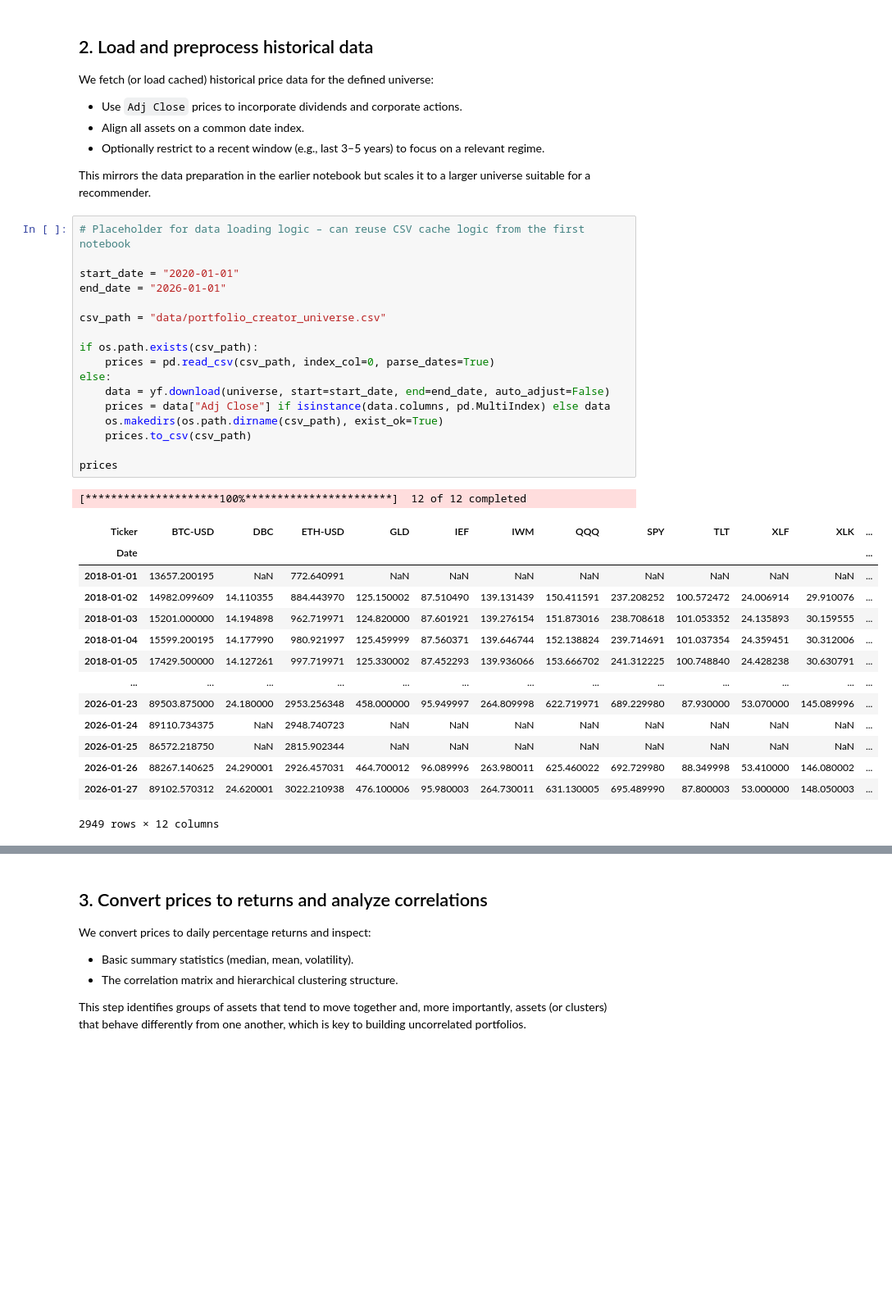
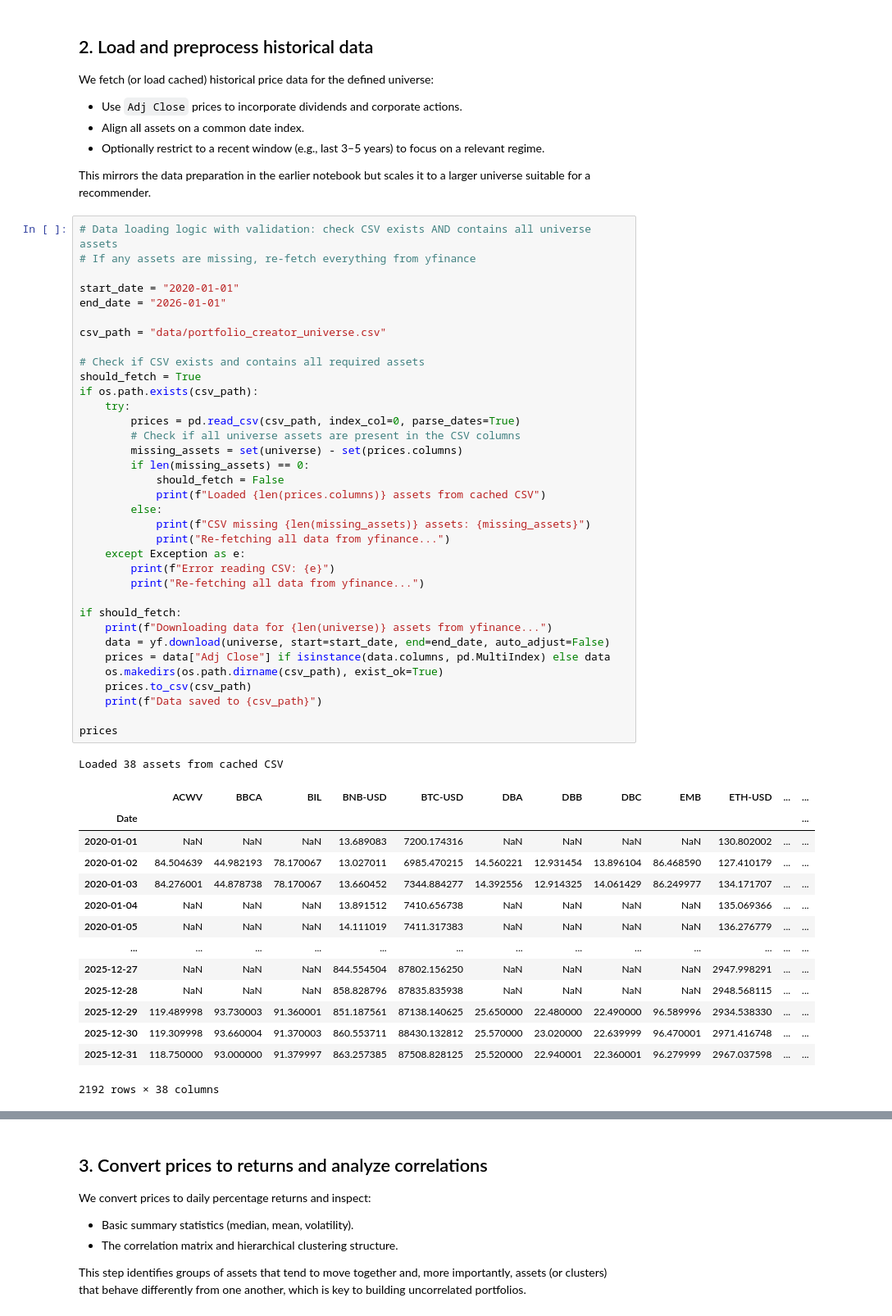
Before and after one commit to LAIN-21/dalio_uncorrelated_returns, a Jupyter notebook: portfolio_creator.ipynb, the cells around one changed output, grey strips where cells are left out. Shown at 82% size. Drawn from its saved outputs; the diff is of its cells as text; blank space fills up the shorter version.

Commit message:
feat: added the asset list and created initial uncorrelation matrix

```diff
--- a/portfolio_creator.ipynb
+++ b/portfolio_creator.ipynb
@@ -101,35 +129,53 @@ We fetch (or load cached) historical price data for the defined universe:
 
 This mirrors the data preparation in the earlier notebook but scales it to a larger universe suitable for a recommender.
 # %%
-# Placeholder for data loading logic – can reuse CSV cache logic from the first notebook
+# Data loading logic with validation: check CSV exists AND contains all universe assets
+# If any assets are missing, re-fetch everything from yfinance
 
 start_date = "2020-01-01"
 end_date = "2026-01-01"
 
 csv_path = "data/portfolio_creator_universe.csv"
 
+# Check if CSV exists and contains all required assets
+should_fetch = True
 if os.path.exists(csv_path):
-    prices = pd.read_csv(csv_path, index_col=0, parse_dates=True)
-else:
+    try:
+        prices = pd.read_csv(csv_path, index_col=0, parse_dates=True)
+        # Check if all universe assets are present in the CSV columns
+        missing_assets = set(universe) - set(prices.columns)
+        if len(missing_assets) == 0:
+            should_fetch = False
+            print(f"Loaded {len(prices.columns)} assets from cached CSV")
+        else:
+            print(f"CSV missing {len(missing_assets)} assets: {missing_assets}")
+            print("Re-fetching all data from yfinance...")
+    except Exception as e:
+        print(f"Error reading CSV: {e}")
+        print("Re-fetching all data from yfinance...")
+
+if should_fetch:
+    print(f"Downloading data for {len(universe)} assets from yfinance...")
     data = yf.download(universe, start=start_date, end=end_date, auto_adjust=False)
     prices = data["Adj Close"] if isinstance(data.columns, pd.MultiIndex) else data
     os.makedirs(os.path.dirname(csv_path), exist_ok=True)
     prices.to_csv(csv_path)
+    print(f"Data saved to {csv_path}")
 
 prices
 # %% [output]
-[*********************100%***********************]  12 of 12 completed
+Loaded 38 assets from cached CSV
-| Ticker | BTC-USD | DBC | ETH-USD | GLD | IEF | IWM | QQQ | SPY | TLT | XLF | XLK | ... |
+|  | ACWV | BBCA | BIL | BNB-USD | BTC-USD | DBA | DBB | DBC | EMB | ETH-USD | ... | ... |
 | Date |  |  |  |  |  |  |  |  |  |  |  | ... |
-| 2018-01-01 | 13657.200195 | NaN | 772.640991 | NaN | NaN | NaN | NaN | NaN | NaN | NaN | NaN | ... |
-| 2018-01-02 | 14982.099609 | 14.110355 | 884.443970 | 125.150002 | 87.510490 | 139.131439 | 150.411591 | 237.208252 | 100.572472 | 24.006914 | 29.910076 | ... |
-| 2018-01-03 | 15201.000000 | 14.194898 | 962.719971 | 124.820000 | 87.601921 | 139.276154 | 151.873016 | 238.708618 | 101.053352 | 24.135893 | 30.159555 | ... |
-| 2018-01-04 | 15599.200195 | 14.177990 | 980.921997 | 125.459999 | 87.560371 | 139.646744 | 152.138824 | 239.714691 | 101.037354 | 24.359451 | 30.312006 | ... |
-| 2018-01-05 | 17429.500000 | 14.127261 | 997.719971 | 125.330002 | 87.452293 | 139.936066 | 153.666702 | 241.312225 | 100.748840 | 24.428238 | 30.630791 | ... |
+| 2020-01-01 | NaN | NaN | NaN | 13.689083 | 7200.174316 | NaN | NaN | NaN | NaN | 130.802002 | ... | ... |
+| 2020-01-02 | 84.504639 | 44.982193 | 78.170067 | 13.027011 | 6985.470215 | 14.560221 | 12.931454 | 13.896104 | 86.468590 | 127.410179 | ... | ... |
+| 2020-01-03 | 84.276001 | 44.878738 | 78.170067 | 13.660452 | 7344.884277 | 14.392556 | 12.914325 | 14.061429 | 86.249977 | 134.171707 | ... | ... |
+| 2020-01-04 | NaN | NaN | NaN | 13.891512 | 7410.656738 | NaN | NaN | NaN | NaN | 135.069366 | ... | ... |
+| 2020-01-05 | NaN | NaN | NaN | 14.111019 | 7411.317383 | NaN | NaN | NaN | NaN | 136.276779 | ... | ... |
 | ... | ... | ... | ... | ... | ... | ... | ... | ... | ... | ... | ... | ... |
-| 2026-01-23 | 89503.875000 | 24.180000 | 2953.256348 | 458.000000 | 95.949997 | 264.809998 | 622.719971 | 689.229980 | 87.930000 | 53.070000 | 145.089996 | ... |
-| 2026-01-24 | 89110.734375 | NaN | 2948.740723 | NaN | NaN | NaN | NaN | NaN | NaN | NaN | NaN | ... |
-| 2026-01-25 | 86572.218750 | NaN | 2815.902344 | NaN | NaN | NaN | NaN | NaN | NaN | NaN | NaN | ... |
-| 2026-01-26 | 88267.140625 | 24.290001 | 2926.457031 | 464.700012 | 96.089996 | 263.980011 | 625.460022 | 692.729980 | 88.349998 | 53.410000 | 146.080002 | ... |
-| 2026-01-27 | 89102.570312 | 24.620001 | 3022.210938 | 476.100006 | 95.980003 | 264.730011 | 631.130005 | 695.489990 | 87.800003 | 53.000000 | 148.050003 | ... |
+| 2025-12-27 | NaN | NaN | NaN | 844.554504 | 87802.156250 | NaN | NaN | NaN | NaN | 2947.998291 | ... | ... |
+| 2025-12-28 | NaN | NaN | NaN | 858.828796 | 87835.835938 | NaN | NaN | NaN | NaN | 2948.568115 | ... | ... |
+| 2025-12-29 | 119.489998 | 93.730003 | 91.360001 | 851.187561 | 87138.140625 | 25.650000 | 22.480000 | 22.490000 | 96.589996 | 2934.538330 | ... | ... |
+| 2025-12-30 | 119.309998 | 93.660004 | 91.370003 | 860.553711 | 88430.132812 | 25.570000 | 23.020000 | 22.639999 | 96.470001 | 2971.416748 | ... | ... |
+| 2025-12-31 | 118.750000 | 93.000000 | 91.379997 | 863.257385 | 87508.828125 | 25.520000 | 22.940001 | 22.360001 | 96.279999 | 2967.037598 | ... | ... |
-2949 rows × 12 columns
+2192 rows × 38 columns
```
Also changed, not shown: parts of 7 cells of this notebook.
